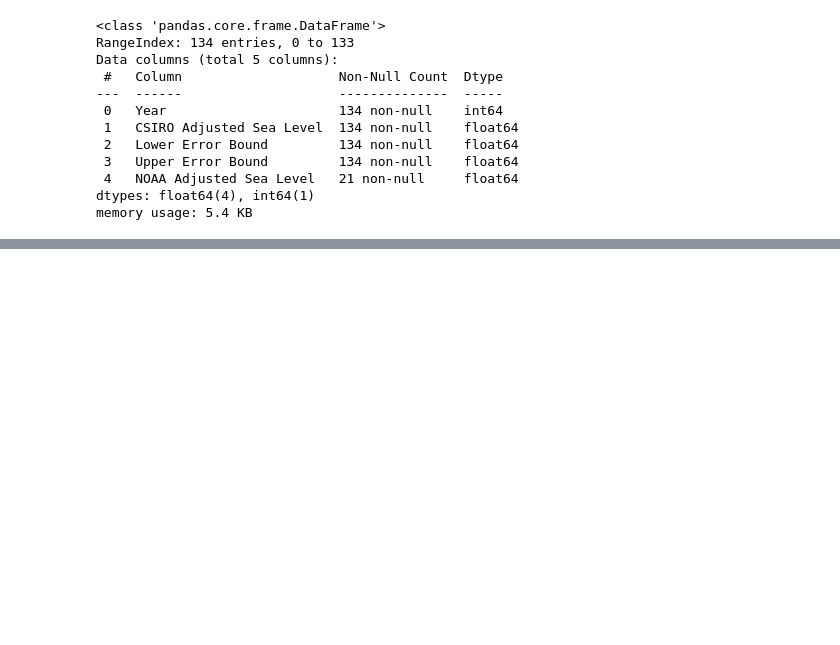
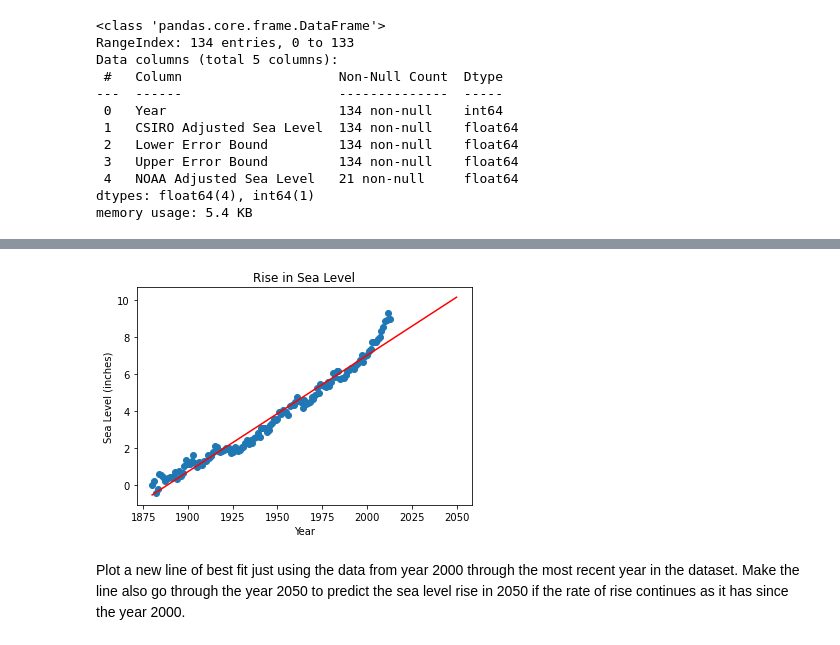
Before and after one commit to dr-rompecabezas/sea-level-predictor, a Jupyter notebook: sea-level-predictor.ipynb, the cells around one changed output, grey strips where cells are left out. Cells and saved outputs as stored; diff of their text form; code cells hidden in the pictures; blank space fills up the shorter version.

```diff
--- a/sea-level-predictor.ipynb
+++ b/sea-level-predictor.ipynb
@@ -93,0 +120,20 @@ df['NOAA Adjusted Sea Level'].plot.box()
+# %%
+extension = np.arange(1880, 2051)
+# %%
+line_1 = [res.slope*i + res.intercept for i in extension]
+# %%
+plt.scatter(x, y)
+
+plt.plot(extension, line_1, 'r')
+
+plt.title('Rise in Sea Level')
+
+plt.xlabel('Year')
+
+plt.ylabel('Sea Level (inches)')
+
+plt.show()
+# %% [output]
+[figure, added]
+# %% [markdown]
+Plot a new line of best fit just using the data from year 2000 through the most recent year in the dataset. Make the line also go through the year 2050 to predict the sea level rise in 2050 if the rate of rise continues as it has since the year 2000.
```
Also changed, not shown: parts of 19 cells of this notebook, 2 other files.
